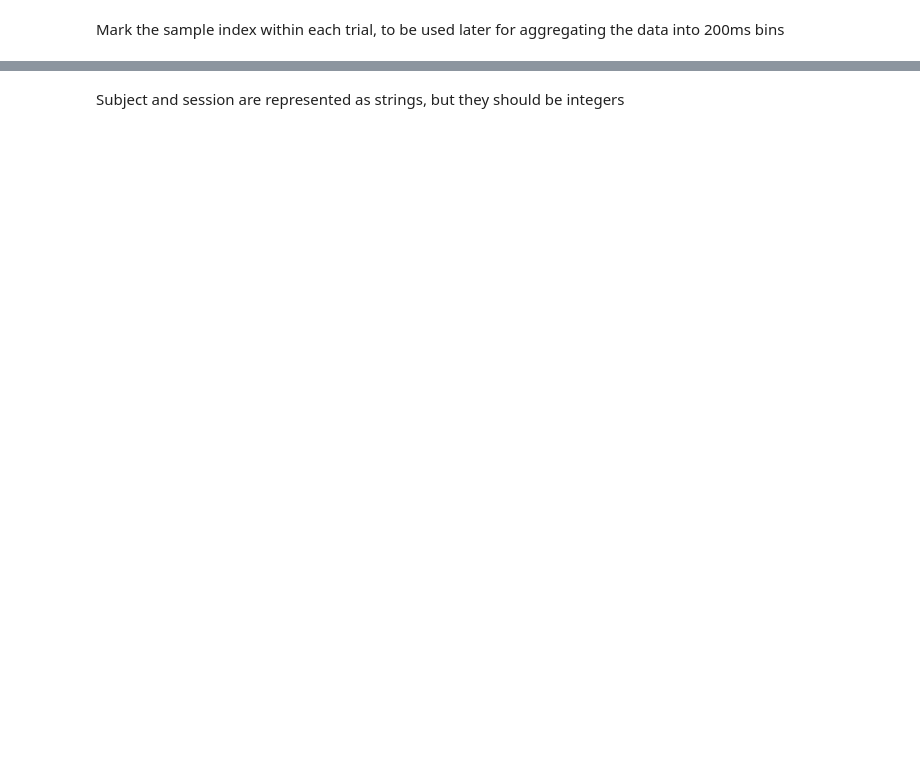
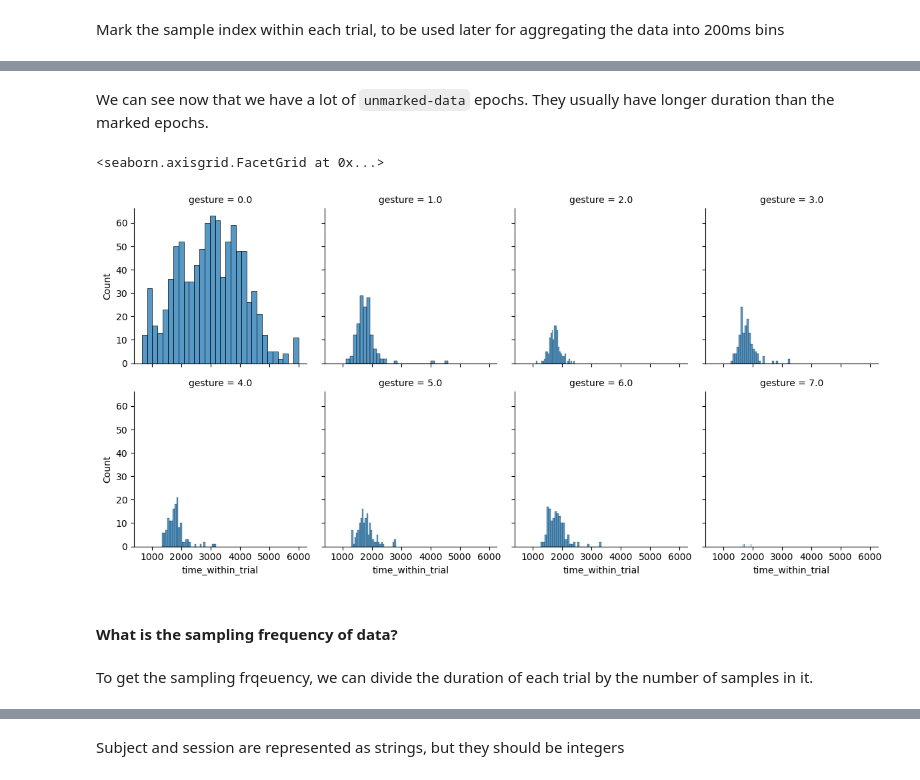
Before and after one commit to EitanHemed/emg-gestures, a Jupyter notebook: notebooks/preperation-exploration.ipynb, the cells around one changed output, grey strips where cells are left out. Drawn from its saved outputs; the diff is of its cells as text; code cells hidden in the pictures; blank space fills up the shorter version.

```diff
--- a/notebooks/preperation-exploration.ipynb
+++ b/notebooks/preperation-exploration.ipynb
@@ -124,0 +189,13 @@ df['trial_sample_idx'] = df.groupby(['subject', 'session', 'trial_num'])['sessio
+# %% [markdown]
+We can see now that we have a lot of `unmarked-data` epochs. They usually have longer duration than the marked epochs.
+# %%
+sns.FacetGrid(col='gesture', col_wrap=4, data=df.groupby(['subject', 'session', 'trial_num', 'gesture']
+                                                         )['time_within_trial'].max().reset_index()).map(
+    sns.histplot, 'time_within_trial', bins=30)
+# %% [output]
+<seaborn.axisgrid.FacetGrid at 0x...>
+[figure, added]
+# %% [markdown]
+#### What is the sampling frequency of data?
+# %% [markdown]
+To get the sampling frqeuency, we can divide the duration of each trial by the number of samples in it.
```
Also changed, not shown: parts of 57 cells of this notebook.
